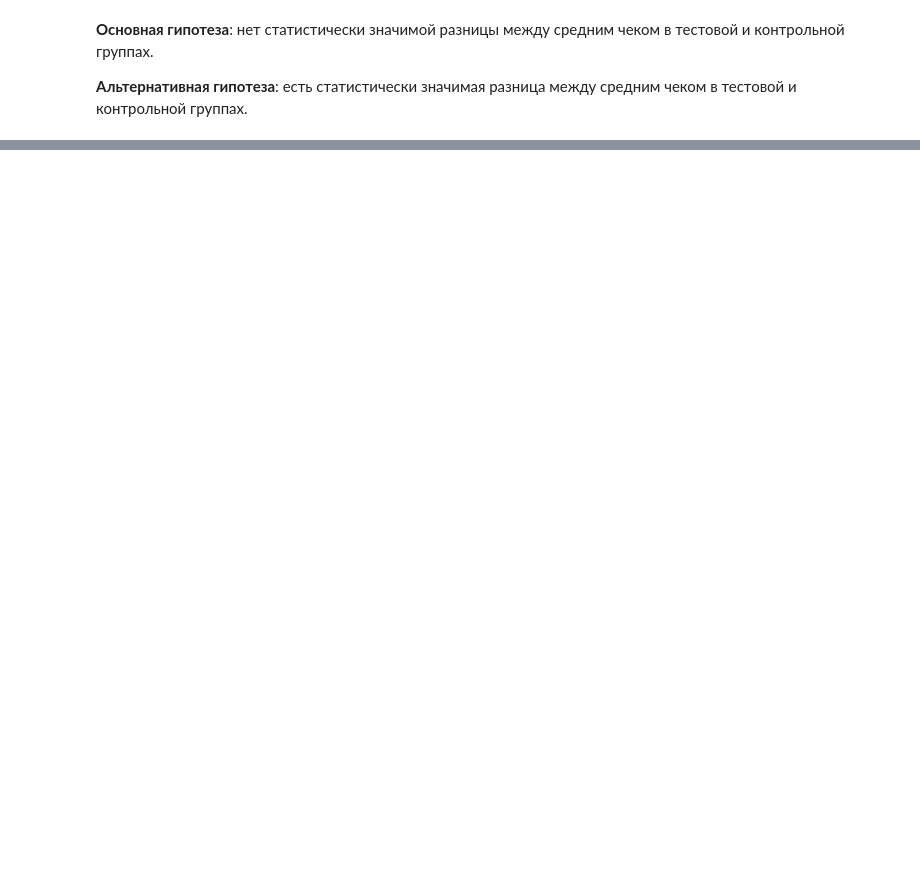
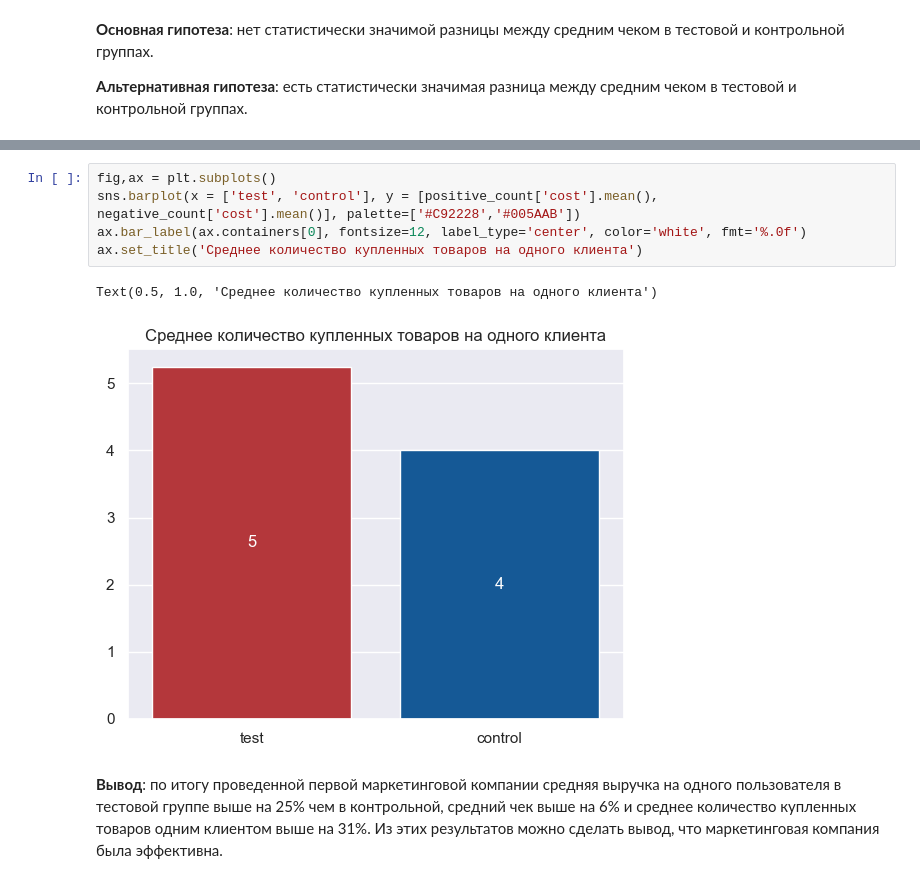
Before and after one commit to Dimayo/sporting_store, a Jupyter notebook: research.ipynb, the cells around one changed output, grey strips where cells are left out. Cells and saved outputs as stored; diff of their text form; blank space fills up the shorter version.

```diff
--- a/research.ipynb
+++ b/research.ipynb
@@ -639,0 +729,10 @@ ShapiroResult(statistic=0.4403039216995239, pvalue=0.0)
+# %%
+fig,ax = plt.subplots()
+sns.barplot(x = ['test', 'control'], y = [positive_сount['cost'].mean(), negative_сount['cost'].mean()], palette=['#C92228','#005AAB'])
+ax.bar_label(ax.containers[0], fontsize=12, label_type='center', color='white', fmt='%.0f')
+ax.set_title('Среднее количество купленных товаров на одного клиента')
+# %% [output]
+Text(0.5, 1.0, 'Среднее количество купленных товаров на одного клиента')
+[figure, added]
+# %% [markdown]
+**Вывод**: по итогу проведенной первой маркетинговой компании средняя выручка на одного пользователя в тестовой группе выше на 25% чем в контрольной, средний чек выше на 6% и среднее количество купленных товаров одним клиентом выше на 31%. Из этих результатов можно сделать вывод, что маркетинговая компания была эффективна.
```
Also changed, not shown: parts of 29 cells of this notebook.
